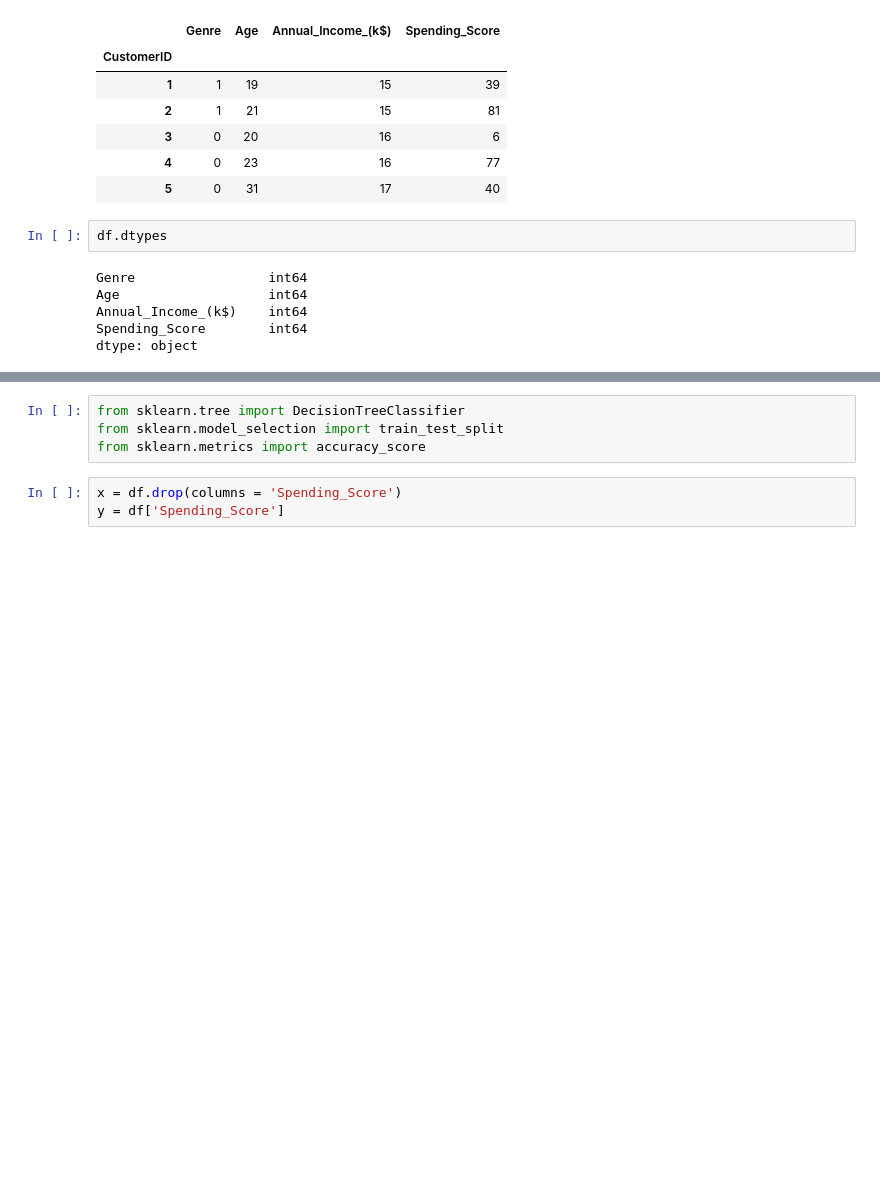
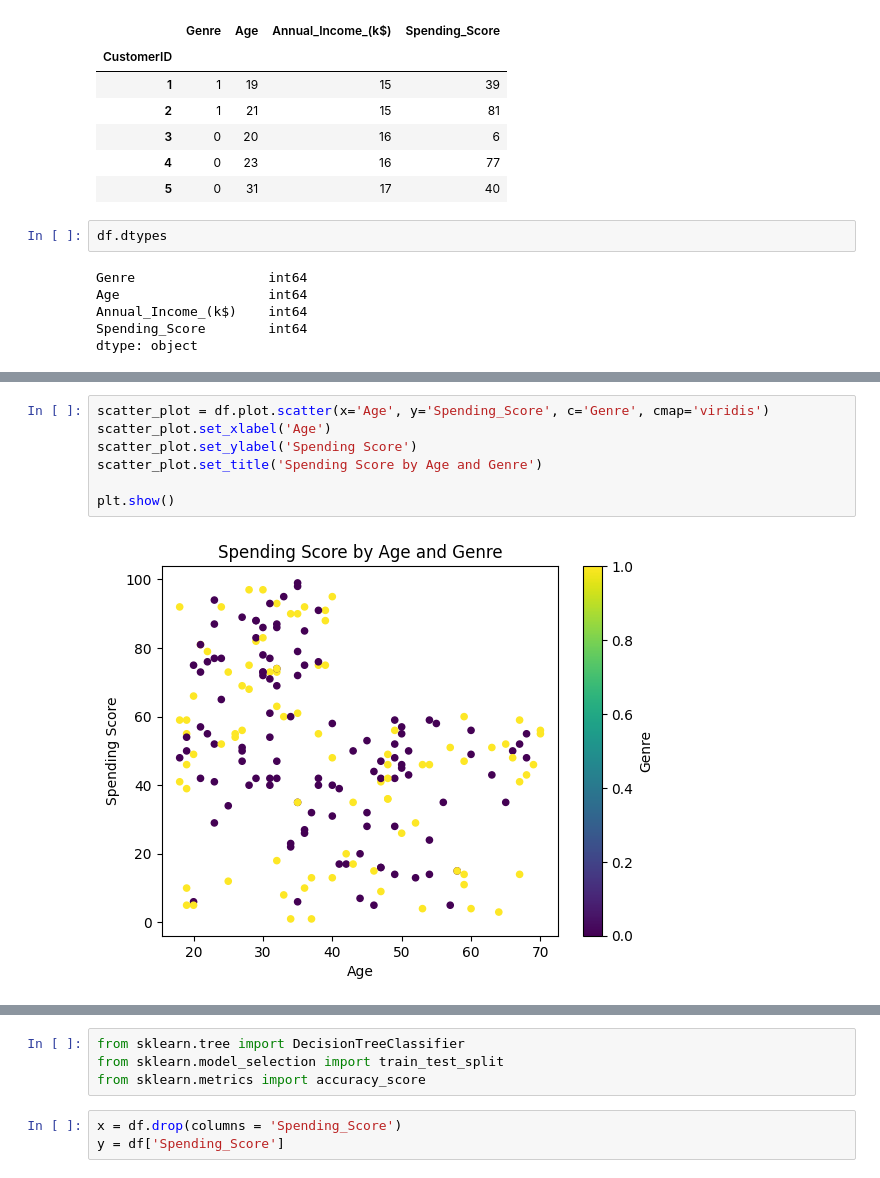
Before and after one commit to karthik-sharma/Customer-data, a Jupyter notebook: customer-data.ipynb, the cells around one changed output, grey strips where cells are left out. Drawn from its saved outputs; the diff is of its cells as text; blank space fills up the shorter version.

```diff
--- a/customer-data.ipynb
+++ b/customer-data.ipynb
@@ -92,0 +84,9 @@ dtype: object
+# %%
+scatter_plot = df.plot.scatter(x='Age', y='Spending_Score', c='Genre', cmap='viridis')
+scatter_plot.set_xlabel('Age')
+scatter_plot.set_ylabel('Spending Score')
+scatter_plot.set_title('Spending Score by Age and Genre')
+
+plt.show()
+# %% [output]
+[figure, added]
```
Also changed, not shown: parts of 6 cells of this notebook.
